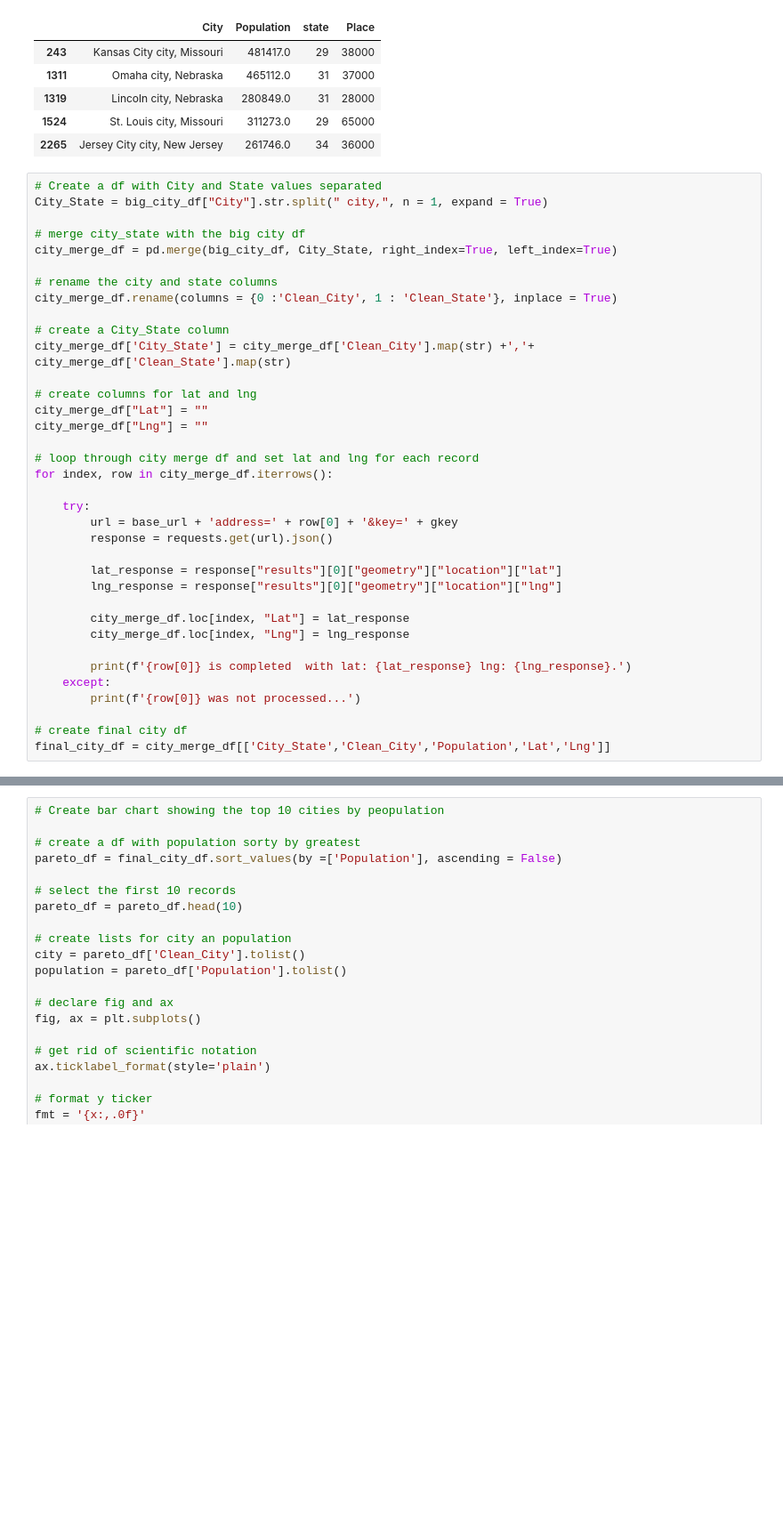
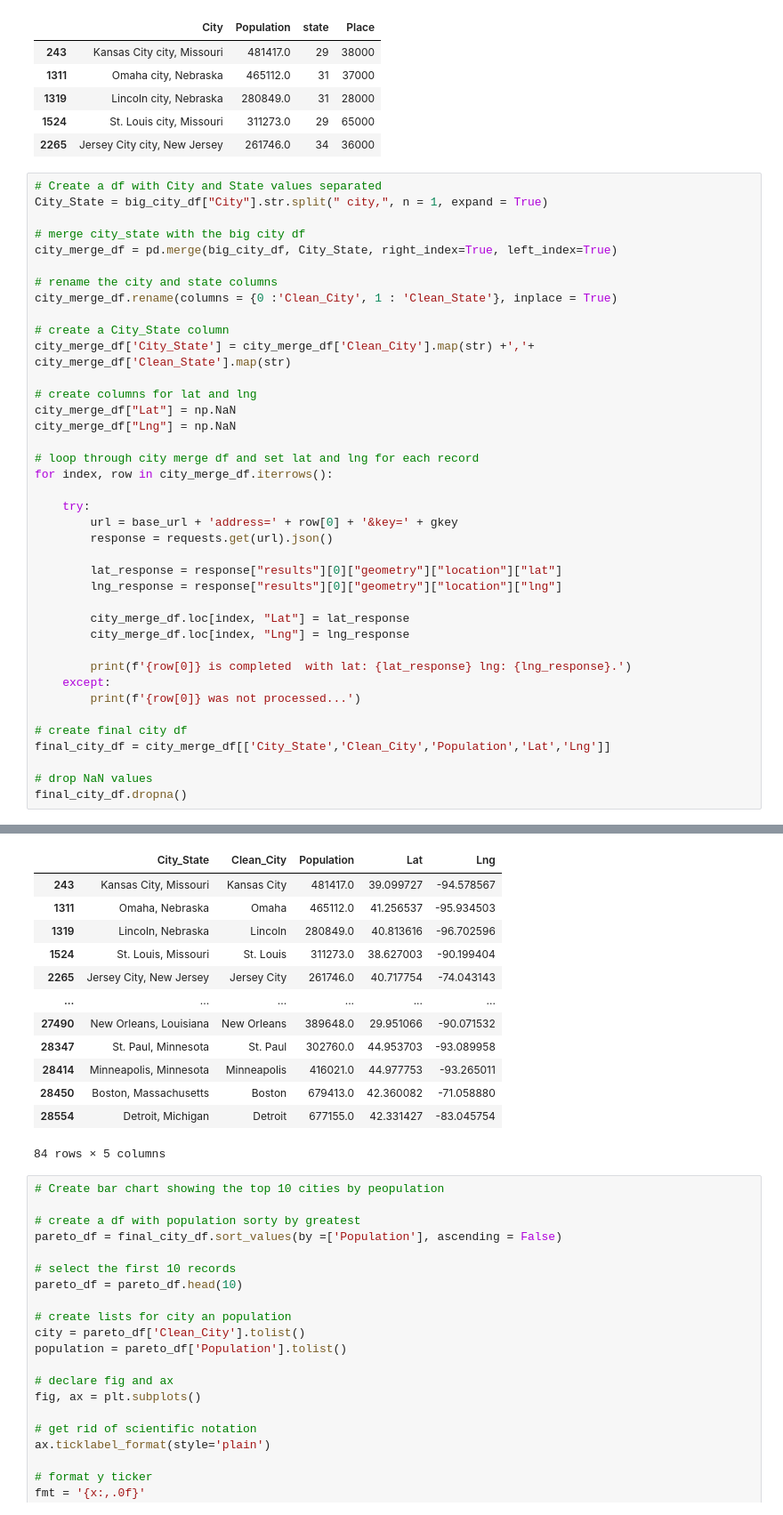
Before and after one commit to MrBadinger/Top_Cities_To_Own_Electric_Car, a Jupyter notebook: Census/Census_Population.ipynb, the cells around one changed output, grey strips where cells are left out. Shown: that part at 89% size. Cells and saved outputs as stored; diff of their text form; blank space fills up the shorter version.

Commit message:
cleanup

```diff
--- a/Census/Census_Population.ipynb
+++ b/Census/Census_Population.ipynb
@@ -67,8 +67,8 @@ city_merge_df.rename(columns = {0 :'Clean_City', 1 : 'Clean_State'}, inplace = T
 city_merge_df['City_State'] = city_merge_df['Clean_City'].map(str) +','+ city_merge_df['Clean_State'].map(str)
 
 # create columns for lat and lng
-city_merge_df["Lat"] = ""
-city_merge_df["Lng"] = ""
+city_merge_df["Lat"] = np.NaN
+city_merge_df["Lng"] = np.NaN
 
 # loop through city merge df and set lat and lng for each record
 for index, row in city_merge_df.iterrows():
@@ -80,33 +80,49 @@ for index, row in city_merge_df.iterrows():
         lat_response = response["results"][0]["geometry"]["location"]["lat"]
         lng_response = response["results"][0]["geometry"]["location"]["lng"]
 
         city_merge_df.loc[index, "Lat"] = lat_response
         city_merge_df.loc[index, "Lng"] = lng_response
 
         print(f'{row[0]} is completed  with lat: {lat_response} lng: {lng_response}.')
     except:
         print(f'{row[0]} was not processed...')
 
 # create final city df
 final_city_df = city_merge_df[['City_State','Clean_City','Population','Lat','Lng']]
+
+# drop NaN values
+final_city_df.dropna()
 # %% [output]
 Kansas City city, Missouri is completed  with lat: 39.0997265 lng: -94.5785667.
 Omaha city, Nebraska is completed  with lat: 41.2565369 lng: -95.9345034.
 Lincoln city, Nebraska is completed  with lat: 40.813616 lng: -96.7025955.
 St. Louis city, Missouri is completed  with lat: 38.6270025 lng: -90.19940419999999.
 Jersey City city, New Jersey is completed  with lat: 40.7177545 lng: -74.0431435.
 Henderson city, Nevada is completed  with lat: 36.0395247 lng: -114.9817213.
 Las Vegas city, Nevada is completed  with lat: 36.1699412 lng: -115.1398296.
 Newark city, New Jersey is completed  with lat: 40.735657 lng: -74.1723667.
 Albuquerque city, New Mexico is completed  with lat: 35.0843859 lng: -106.650422.
 Buffalo city, New York is completed  with lat: 42.88644679999999 lng: -78.8783689.
 Charlotte city, North Carolina is completed  with lat: 35.2270869 lng: -80.8431267.
 New York city, New York is completed  with lat: 40.7127753 lng: -74.0059728.
 ... (68 lines left out)
 St. Paul city, Minnesota is completed  with lat: 44.9537029 lng: -93.0899578.
 Minneapolis city, Minnesota is completed  with lat: 44.977753 lng: -93.2650108.
 Boston city, Massachusetts is completed  with lat: 42.3600825 lng: -71.0588801.
 Detroit city, Michigan is completed  with lat: 42.331427 lng: -83.0457538.
+|  | City_State | Clean_City | Population | Lat | Lng |
+| 243 | Kansas City, Missouri | Kansas City | 481417.0 | 39.099727 | -94.578567 |
+| 1311 | Omaha, Nebraska | Omaha | 465112.0 | 41.256537 | -95.934503 |
+| 1319 | Lincoln, Nebraska | Lincoln | 280849.0 | 40.813616 | -96.702596 |
+| 1524 | St. Louis, Missouri | St. Louis | 311273.0 | 38.627003 | -90.199404 |
+| 2265 | Jersey City, New Jersey | Jersey City | 261746.0 | 40.717754 | -74.043143 |
+| ... | ... | ... | ... | ... | ... |
+| 27490 | New Orleans, Louisiana | New Orleans | 389648.0 | 29.951066 | -90.071532 |
+| 28347 | St. Paul, Minnesota | St. Paul | 302760.0 | 44.953703 | -93.089958 |
+| 28414 | Minneapolis, Minnesota | Minneapolis | 416021.0 | 44.977753 | -93.265011 |
+| 28450 | Boston, Massachusetts | Boston | 679413.0 | 42.360082 | -71.058880 |
+| 28554 | Detroit, Michigan | Detroit | 677155.0 | 42.331427 | -83.045754 |
+84 rows × 5 columns
 # %%
 # Create bar chart showing the top 10 cities by peopulation
 
```
